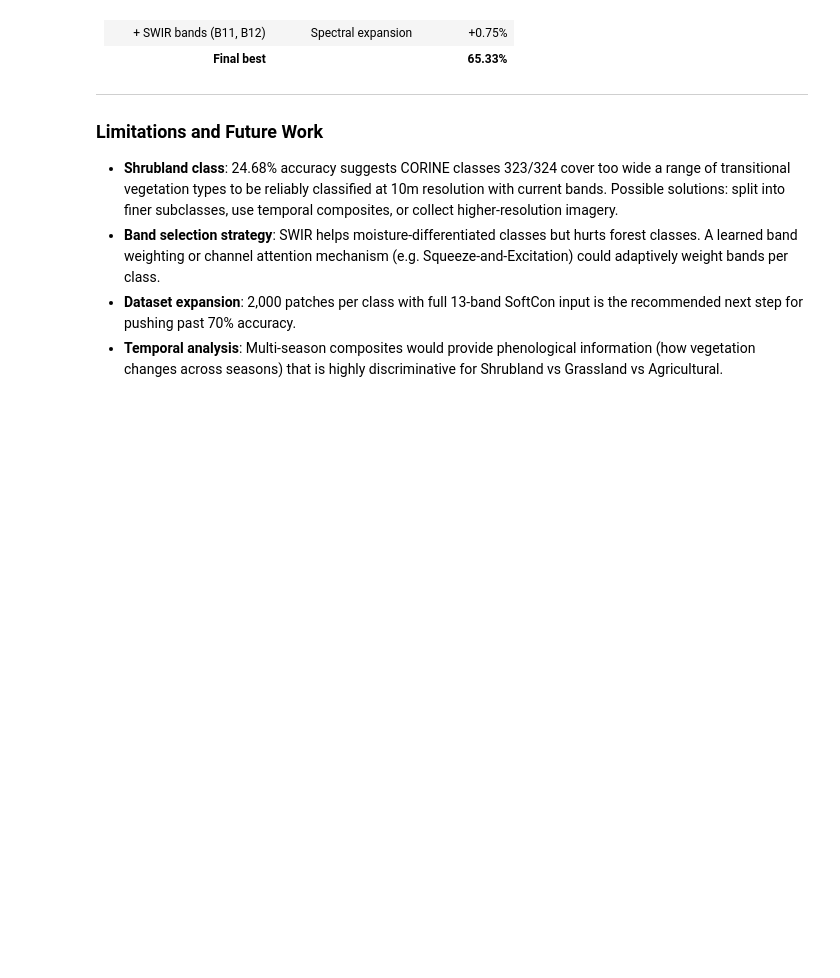
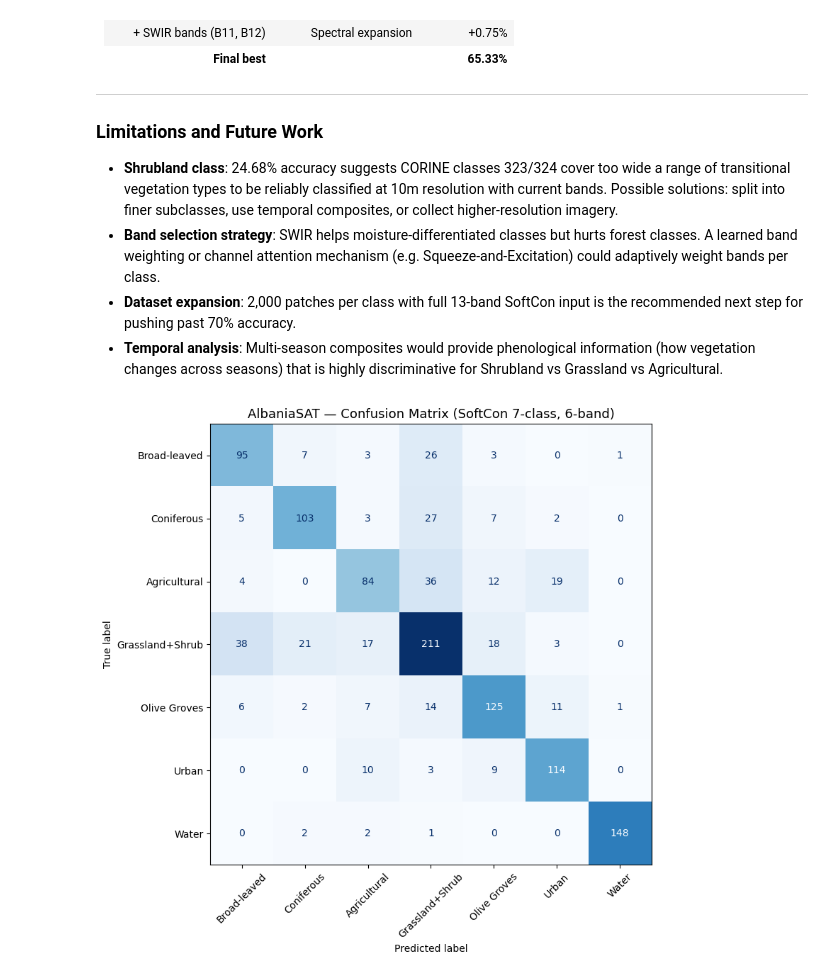
Before and after one commit to virvihuta/AlbaniaSAT, a Jupyter notebook: notebooks/evaluation_v2.ipynb, the cells around one changed output. Cells and saved outputs as stored; diff of their text form; code cells hidden in the pictures; blank space fills up the shorter version.

Commit message:
merged data conf matrix

```diff
--- a/notebooks/evaluation_v2.ipynb
+++ b/notebooks/evaluation_v2.ipynb
@@ -833,3 +833,76 @@ Doubling the dataset from 4,000 to 8,000 patches improved accuracy by only 0.25
 - **Band selection strategy**: SWIR helps moisture-differentiated classes but hurts forest classes. A learned band weighting or channel attention mechanism (e.g. Squeeze-and-Excitation) could adaptively weight bands per class.
 - **Dataset expansion**: 2,000 patches per class with full 13-band SoftCon input is the recommended next step for pushing past 70% accuracy.
 - **Temporal analysis**: Multi-season composites would provide phenological information (how vegetation changes across seasons) that is highly discriminative for Shrubland vs Grassland vs Agricultural.
+# %%
+# Load 7-class SoftCon v3
+model_7class = models.resnet50()
+model_7class.conv1 = nn.Conv2d(6, 64, kernel_size=7, stride=2, padding=3, bias=False)
+model_7class.fc = nn.Linear(2048, 7)
+model_7class.load_state_dict(
+    torch.load("../results/models/resnet50_softcon_7class_v3.pth", map_location="cpu"),
+    strict=False
+)
+model_7class = model_7class.to(device)
+model_7class.eval()
+
+# Rebuild 7-class test loader
+X = np.load("../data/AlbaniaSAT/processed_v4/patches.npy")
+y = np.load("../data/AlbaniaSAT/processed_v4/labels.npy")
+
+clip_values = [2000, 2000, 2000, 8000, 5000, 5000]
+X_norm = np.zeros_like(X, dtype=np.float32)
+for i, clip in enumerate(clip_values):
+    X_norm[:, i, :, :] = np.clip(X[:, i, :, :], 0, clip) / clip
+
+mean_6 = np.array([0.485, 0.456, 0.406, 0.441, 0.350, 0.320]).reshape(1, 6, 1, 1)
+std_6  = np.array([0.229, 0.224, 0.225, 0.220, 0.180, 0.170]).reshape(1, 6, 1, 1)
+X_norm = (X_norm - mean_6) / std_6
+X_norm = X_norm.astype(np.float32)
+
+n = len(X_norm)
+indices = np.random.RandomState(42).permutation(n)
+n_train = int(0.7 * n)
+n_val   = int(0.15 * n)
+test_idx = indices[n_train + n_val:]
+
+test_set_7 = AlbaniaSATDataset(X_norm[test_idx], y[test_idx])
+test_loader_7 = DataLoader(test_set_7, batch_size=32, shuffle=False)
+
+# Run inference
+all_preds_7 = []
+all_true_7 = []
+
+with torch.no_grad():
+    for X_batch, y_batch in test_loader_7:
+        X_batch = X_batch.to(device)
+        preds = model_7class(X_batch).argmax(1).cpu().numpy()
+        all_preds_7.extend(preds)
+        all_true_7.extend(y_batch.numpy())
+
+all_preds_7 = np.array(all_preds_7)
+all_true_7 = np.array(all_true_7)
+
+# Plot
+short_names_7 = [
+    "Broad-leaved", "Coniferous", "Agricultural",
+    "Grassland+Shrub", "Olive Groves", "Urban", "Water"
+]
+
+cm_7 = confusion_matrix(all_true_7, all_preds_7)
+fig, ax = plt.subplots(figsize=(10, 8))
+disp = ConfusionMatrixDisplay(confusion_matrix=cm_7, display_labels=short_names_7)
+disp.plot(ax=ax, cmap="Blues", colorbar=False, xticks_rotation=45)
+ax.set_title("AlbaniaSAT — Confusion Matrix (SoftCon 7-class, 6-band)", fontsize=13)
+plt.tight_layout()
+plt.savefig("../results/figures/confusion_matrix_7class.png", dpi=150)
+plt.show()
+
+print("\nPer-class accuracy:")
+print("-" * 40)
+for i, name in enumerate(short_names_7):
+    class_total = (all_true_7 == i).sum()
+    class_correct = ((all_true_7 == i) & (all_preds_7 == i)).sum()
+    acc = class_correct / class_total * 100
+    print(f"{name:<20} {acc:.2f}%")
+# %% [output]
+[figure, added]
```
Also changed, not shown: parts of 1 cell of this notebook, 1 other file.
